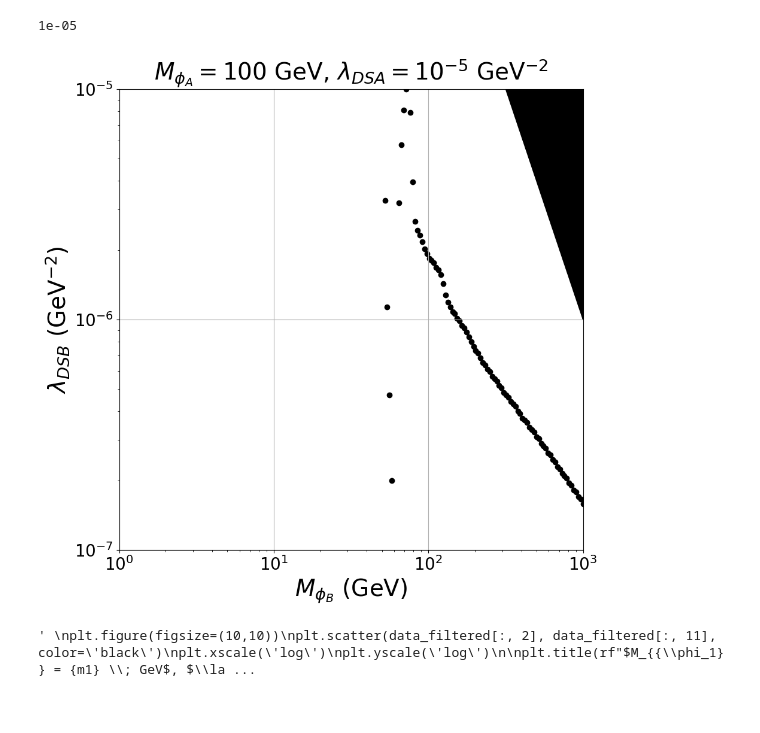
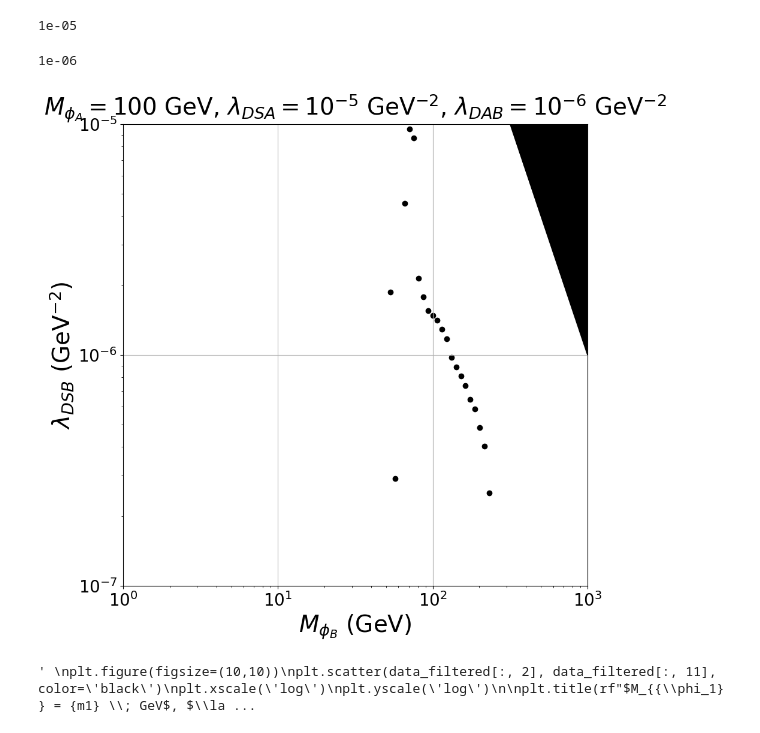
Before and after one commit to sgogoeg/tdg, a Jupyter notebook: Scripts/EFFZ2nGeneral/Derivatives/SAB/plots_and_analysis.ipynb, the cells around one changed output. Cells and saved outputs as stored; diff of their text form; code cells hidden in the pictures.

```diff
--- a/Scripts/EFFZ2nGeneral/Derivatives/SAB/plots_and_analysis.ipynb
+++ b/Scripts/EFFZ2nGeneral/Derivatives/SAB/plots_and_analysis.ipynb
@@ -142,29 +142,33 @@ Finalmente queremos proyectar los puntos admitidos que generan la densidad de re
 print(DMdelSA)
 # %% [output]
 1e-05
+# %%
+print(DMdelAB)
+# %% [output]
+1e-06
 # %%
 plt.figure(figsize=(10,10))
 plt.scatter(line[:,0],line[:,1], color='black')
 plt.xscale('log')
 plt.yscale('log')
 
-plt.title(rf"$M_{{\phi_A}} = {int(m1)}$ GeV, $\lambda_{{DSA}} = 10^{{-5}}$ GeV$^{{-2}}$, $\lambda_{{DAB}} = 10^{{-5}}$ GeV$^{{-2}}$", size=28)
+plt.title(rf"$M_{{\phi_A}} = {int(m1)}$ GeV, $\lambda_{{DSA}} = 10^{{-5}}$ GeV$^{{-2}}$, $\lambda_{{DAB}} = 10^{{-6}}$ GeV$^{{-2}}$", size=28)
 
 linecutX = np.arange(1,1000,1)
 linecutY = 1/linecutX**2
 plt.fill_between(linecutX,linecutY, np.max(linecutY), color='black')
 
 plt.xticks(size=20)
 plt.yticks(size=20)
 plt.ylabel(r"$\lambda_{DSB}$ (GeV$^{{-2}}$)", size=28)
 plt.xlabel(r"$M_{\phi_B}$ (GeV)", size=28)
 plt.xlim(1,1000)
 plt.ylim(1e-7,1e-5)
 plt.grid()
 plt.savefig("plots/relicdensity0.eps", bbox_inches='tight')
 plt.show()
 # %% [output]
-[figure, old version]
+[figure, new version]
 # %%
 '''
 plt.figure(figsize=(10,10))
```
Also changed, not shown: parts of 5 cells of this notebook, 17 other files.
